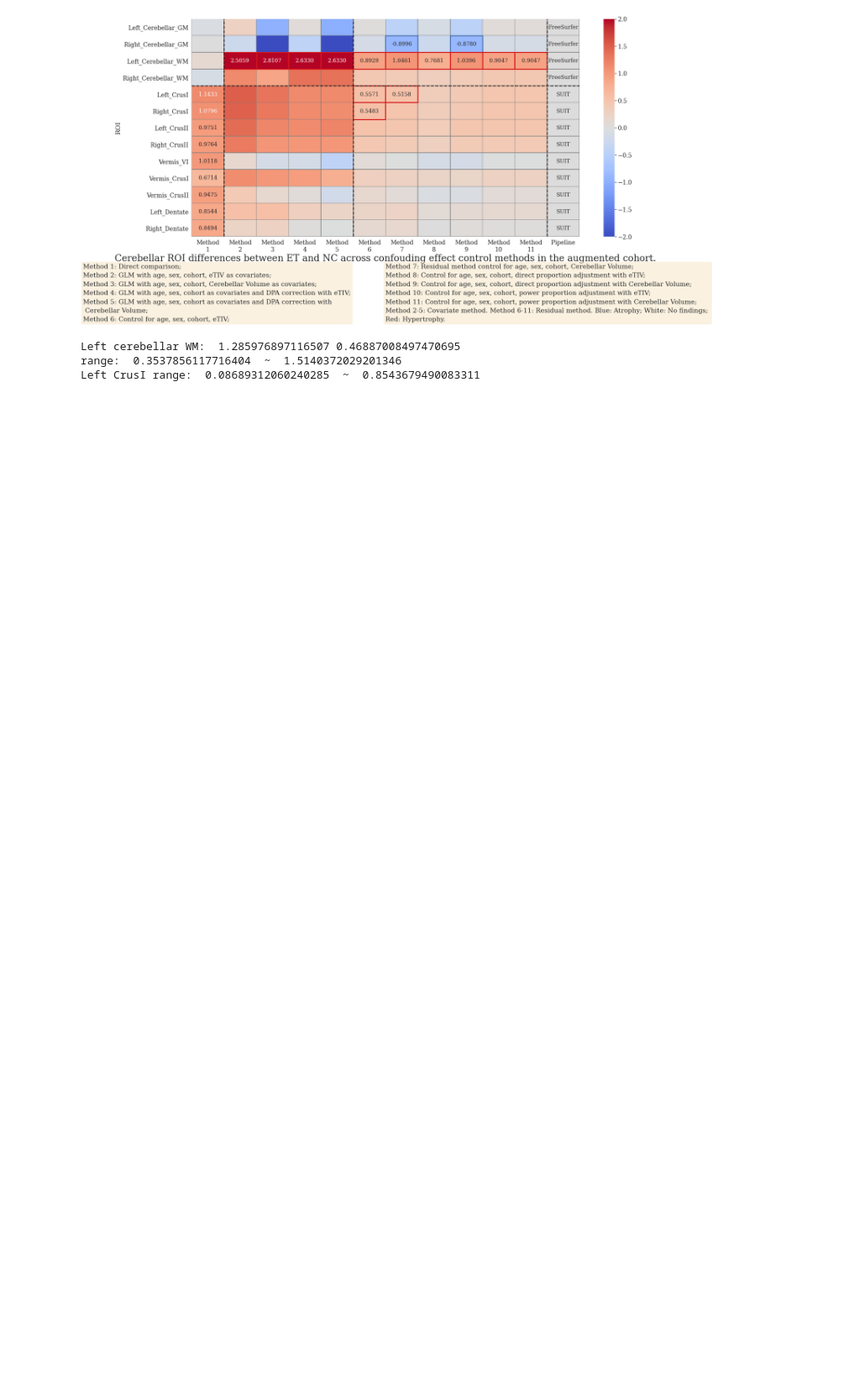
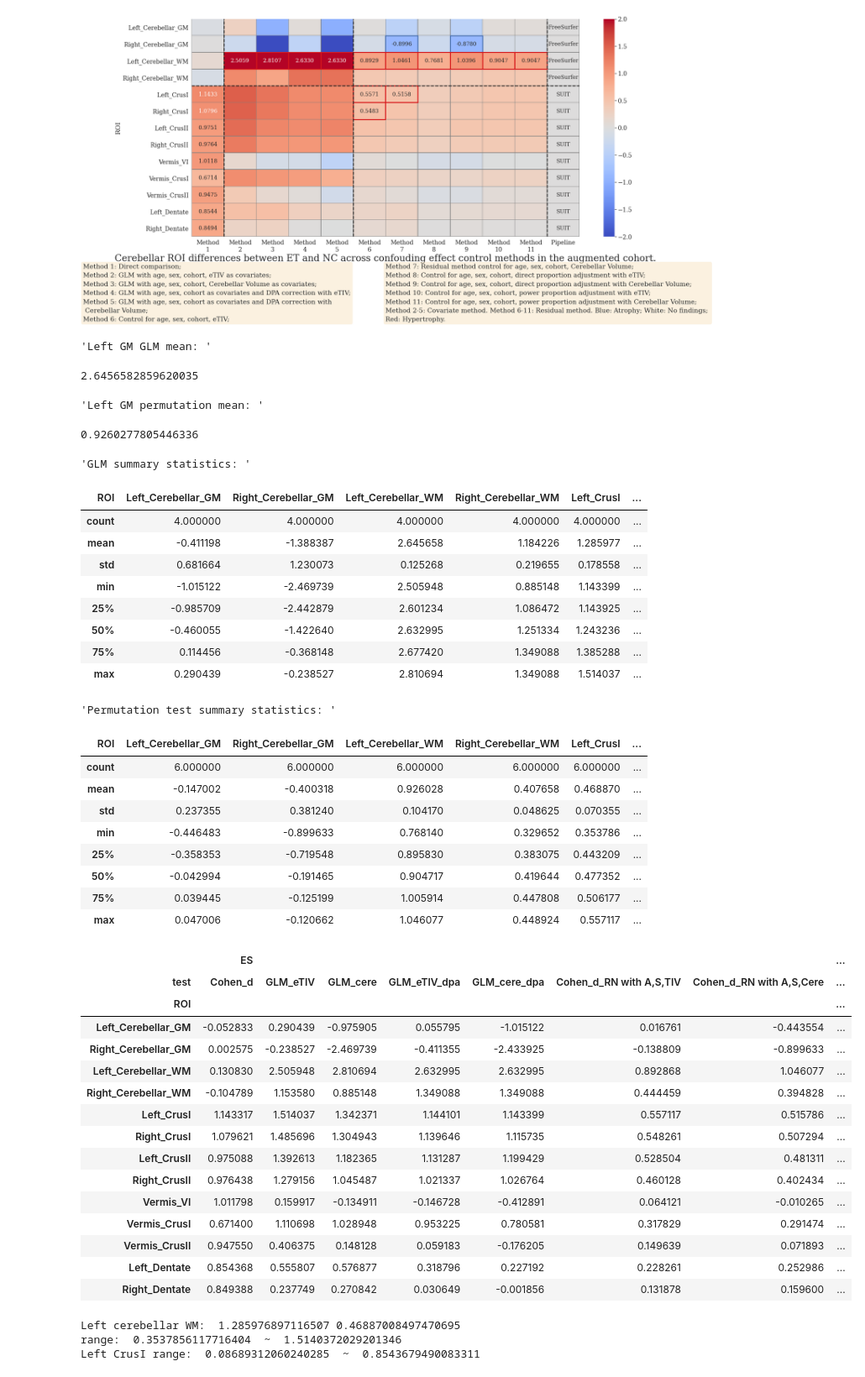
Before and after one commit to neurodatascience/ET_biomarker, a Jupyter notebook: stats/2-b_cerebellar-volumetry_methods-sensitivity.ipynb, the cells around one changed output. Shown at 84% size. Saved outputs shown, nothing was run; the diff lists cells and outputs as text; code cells hidden in the pictures; blank space fills up the shorter version.

```diff
--- a/stats/2-b_cerebellar-volumetry_methods-sensitivity.ipynb
+++ b/stats/2-b_cerebellar-volumetry_methods-sensitivity.ipynb
@@ -279,6 +279,8 @@ p_df_ = p_df[pd.MultiIndex.from_tuples([('p_val', x) for x in order_list], names
 # reorder rows
 es_df_=es_df_.reindex(ht_tar_list)
 p_df_=p_df_.reindex(ht_tar_list)
+main_es_df = es_df_.copy()
+main_p_df = p_df_.copy()
 print('effect sizes:')
 print(es_df_)
 print('p-vals:')
@@ -359,6 +361,54 @@ Left_Dentate                          0.5004                    0.5004
 Right_Dentate                         0.8740                    0.8740
 Cerebellar ROI differences between ET and NC across confouding effect control methods in the augmented cohort.
 [figure]
+# %%
+#main_p_df
+display('Left GM GLM mean: ', main_es_df.iloc[2,1:5].mean())
+display('Left GM permutation mean: ', main_es_df.iloc[2,5:11].mean())
+display('GLM summary statistics: ',main_es_df.iloc[:,1:5].transpose().describe())
+display('Permutation test summary statistics: ', main_es_df.iloc[:,5:11].transpose().describe())
+main_es_df
+# %% [output]
+'Left GM GLM mean: '
+2.6456582859620035
+'Left GM permutation mean: '
+0.9260277805446336
+'GLM summary statistics: '
+| ROI | Left_Cerebellar_GM | Right_Cerebellar_GM | Left_Cerebellar_WM | Right_Cerebellar_WM | Left_CrusI | ... |
+| count | 4.000000 | 4.000000 | 4.000000 | 4.000000 | 4.000000 | ... |
+| mean | -0.411198 | -1.388387 | 2.645658 | 1.184226 | 1.285977 | ... |
+| std | 0.681664 | 1.230073 | 0.125268 | 0.219655 | 0.178558 | ... |
+| min | -1.015122 | -2.469739 | 2.505948 | 0.885148 | 1.143399 | ... |
+| 25% | -0.985709 | -2.442879 | 2.601234 | 1.086472 | 1.143925 | ... |
+| 50% | -0.460055 | -1.422640 | 2.632995 | 1.251334 | 1.243236 | ... |
+| 75% | 0.114456 | -0.368148 | 2.677420 | 1.349088 | 1.385288 | ... |
+| max | 0.290439 | -0.238527 | 2.810694 | 1.349088 | 1.514037 | ... |
+'Permutation test summary statistics: '
+| ROI | Left_Cerebellar_GM | Right_Cerebellar_GM | Left_Cerebellar_WM | Right_Cerebellar_WM | Left_CrusI | ... |
+| count | 6.000000 | 6.000000 | 6.000000 | 6.000000 | 6.000000 | ... |
+| mean | -0.147002 | -0.400318 | 0.926028 | 0.407658 | 0.468870 | ... |
+| std | 0.237355 | 0.381240 | 0.104170 | 0.048625 | 0.070355 | ... |
+| min | -0.446483 | -0.899633 | 0.768140 | 0.329652 | 0.353786 | ... |
+| 25% | -0.358353 | -0.719548 | 0.895830 | 0.383075 | 0.443209 | ... |
+| 50% | -0.042994 | -0.191465 | 0.904717 | 0.419644 | 0.477352 | ... |
+| 75% | 0.039445 | -0.125199 | 1.005914 | 0.447808 | 0.506177 | ... |
+| max | 0.047006 | -0.120662 | 1.046077 | 0.448924 | 0.557117 | ... |
+|  | ES |  |  |  |  |  |  | ... |
+| test | Cohen_d | GLM_eTIV | GLM_cere | GLM_eTIV_dpa | GLM_cere_dpa | Cohen_d_RN with A,S,TIV | Cohen_d_RN with A,S,Cere | ... |
+| ROI |  |  |  |  |  |  |  | ... |
+| Left_Cerebellar_GM | -0.052833 | 0.290439 | -0.975905 | 0.055795 | -1.015122 | 0.016761 | -0.443554 | ... |
+| Right_Cerebellar_GM | 0.002575 | -0.238527 | -2.469739 | -0.411355 | -2.433925 | -0.138809 | -0.899633 | ... |
+| Left_Cerebellar_WM | 0.130830 | 2.505948 | 2.810694 | 2.632995 | 2.632995 | 0.892868 | 1.046077 | ... |
+| Right_Cerebellar_WM | -0.104789 | 1.153580 | 0.885148 | 1.349088 | 1.349088 | 0.444459 | 0.394828 | ... |
+| Left_CrusI | 1.143317 | 1.514037 | 1.342371 | 1.144101 | 1.143399 | 0.557117 | 0.515786 | ... |
+| Right_CrusI | 1.079621 | 1.485696 | 1.304943 | 1.139646 | 1.115735 | 0.548261 | 0.507294 | ... |
+| Left_CrusII | 0.975088 | 1.392613 | 1.182365 | 1.131287 | 1.199429 | 0.528504 | 0.481311 | ... |
+| Right_CrusII | 0.976438 | 1.279156 | 1.045487 | 1.021337 | 1.026764 | 0.460128 | 0.402434 | ... |
+| Vermis_VI | 1.011798 | 0.159917 | -0.134911 | -0.146728 | -0.412891 | 0.064121 | -0.010265 | ... |
+| Vermis_CrusI | 0.671400 | 1.110698 | 1.028948 | 0.953225 | 0.780581 | 0.317829 | 0.291474 | ... |
+| Vermis_CrusII | 0.947550 | 0.406375 | 0.148128 | 0.059183 | -0.176205 | 0.149639 | 0.071893 | ... |
+| Left_Dentate | 0.854368 | 0.555807 | 0.576877 | 0.318796 | 0.227192 | 0.228261 | 0.252986 | ... |
+| Right_Dentate | 0.849388 | 0.237749 | 0.270842 | 0.030649 | -0.001856 | 0.131878 | 0.159600 | ... |
 # %%
 # examples in the paper:
 vis_df = method_es_df.copy()
```
Also changed, not shown: parts of 2 cells of this notebook, 8 other files.
